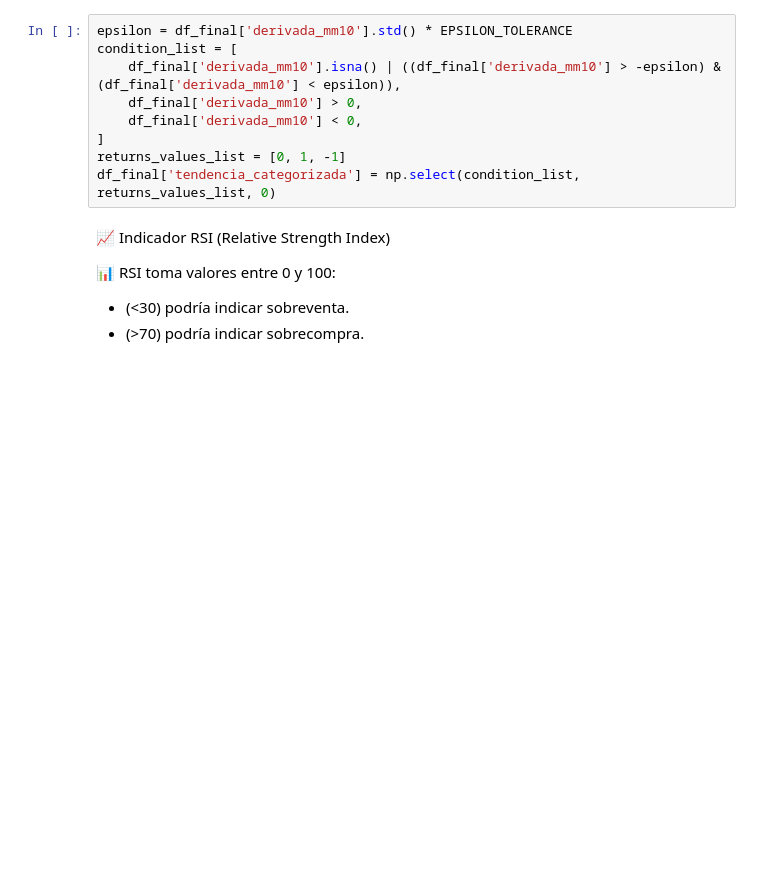
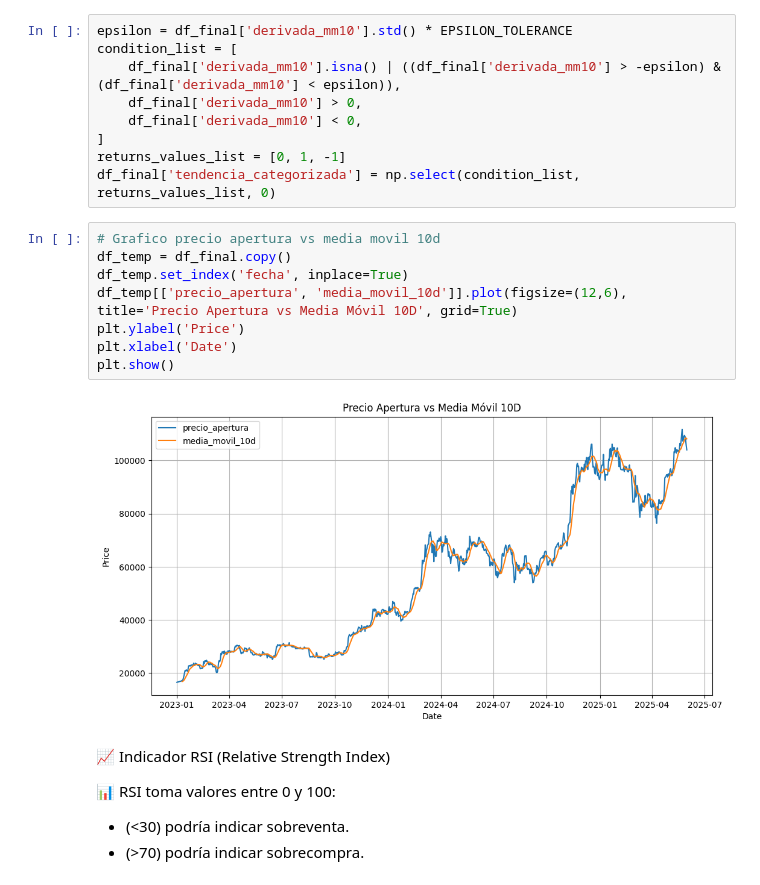
Before and after one commit to GuiredysGomez/bitcoin_sentiment_forecaster, a Jupyter notebook: notebooks/dataCleaning.ipynb, the cells around one changed output. Saved outputs shown, nothing was run; the diff lists cells and outputs as text; blank space fills up the shorter version.

Commit message:
Grafico apertura vs media movil

```diff
--- a/notebooks/dataCleaning.ipynb
+++ b/notebooks/dataCleaning.ipynb
@@ -115,6 +79,16 @@ condition_list = [
 ]
 returns_values_list = [0, 1, -1]
 df_final['tendencia_categorizada'] = np.select(condition_list, returns_values_list, 0)
+# %%
+# Grafico precio apertura vs media movil 10d
+df_temp = df_final.copy()
+df_temp.set_index('fecha', inplace=True)
+df_temp[['precio_apertura', 'media_movil_10d']].plot(figsize=(12,6), title='Precio Apertura vs Media Móvil 10D', grid=True)
+plt.ylabel('Price')
+plt.xlabel('Date')
+plt.show()
+# %% [output]
+[figure, added]
 # %% [markdown]
 📈 Indicador RSI (Relative Strength Index)
 
```
Also changed, not shown: parts of 15 cells of this notebook.
